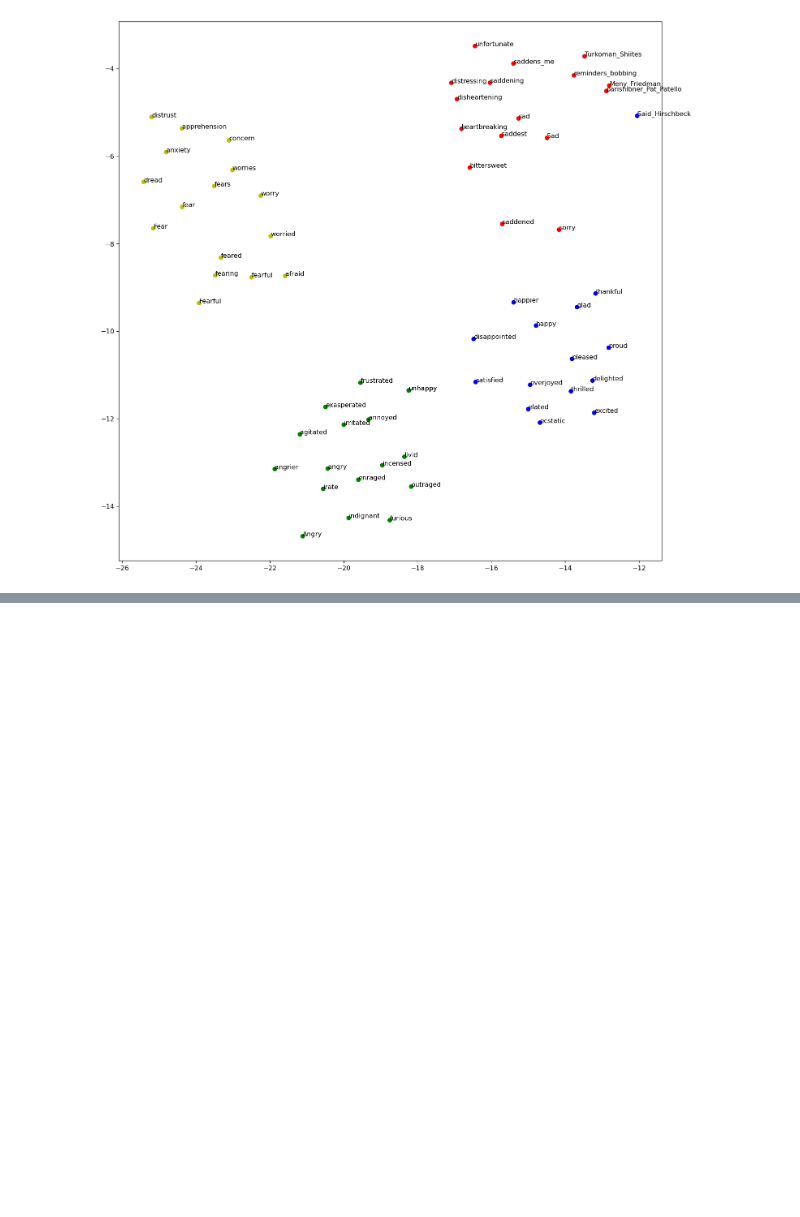
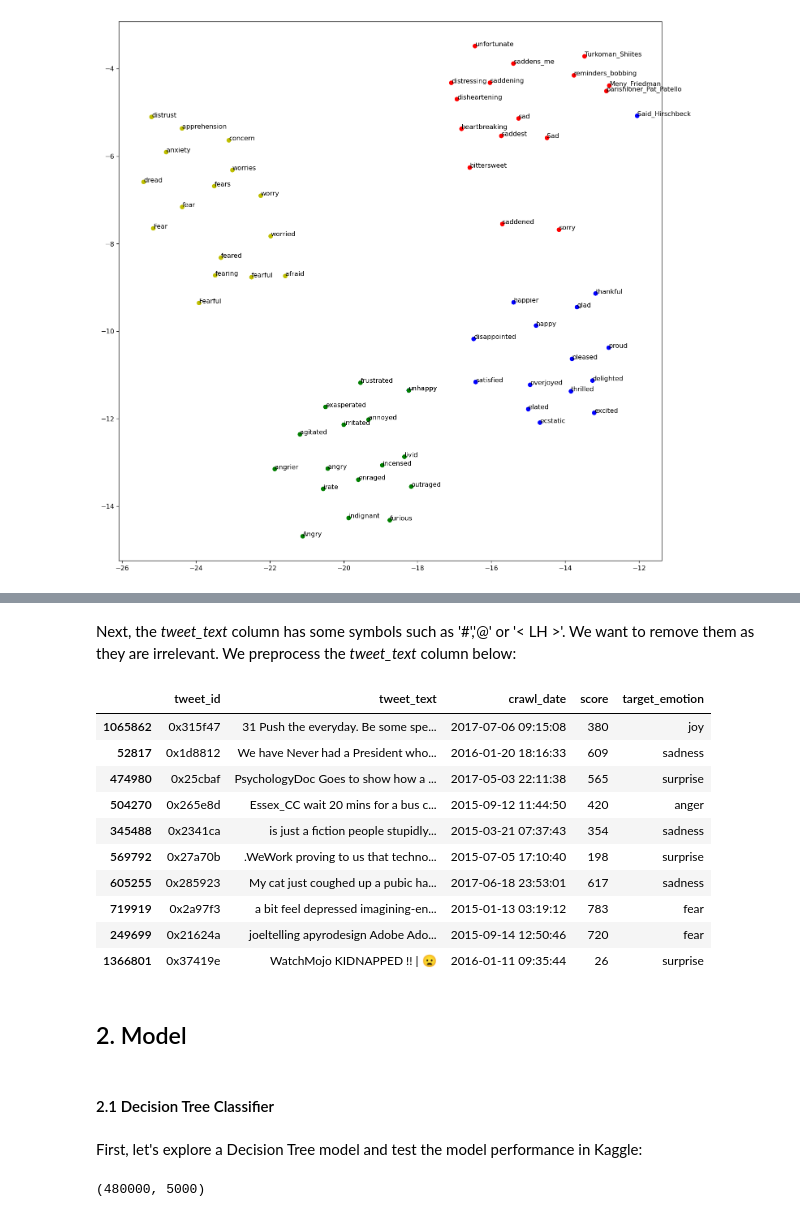
Before and after one commit to vlopez0392/DM2023-Lab2-Fork, a Jupyter notebook: Homework/DM2023_Lab2_Homework.ipynb, the cells around one changed output, grey strips where cells are left out. Cells and saved outputs as stored; diff of their text form; code cells hidden in the pictures; blank space fills up the shorter version.

```diff
--- a/Homework/DM2023_Lab2_Homework.ipynb
+++ b/Homework/DM2023_Lab2_Homework.ipynb
@@ -693,0 +1123,10 @@ plt.show()
+# %%
+###First cast the hashtag text column as string
+rtrain_df['hashtag_text'] = rtrain_df['hashtag_text']
+# %%
+###Next, we add the hashtag_text to the tweet_text column
+rtrain_df['tweet_text'] = rtrain_df['tweet_text'] + rtrain_df['hashtag_text']
+rtrain_df['tweet_text'] = rtrain_df['tweet_text'].astype('string')
+# %%
+###Finally, drop the hashtag_text column
+rtrain_df.drop('hashtag_text', axis=1, inplace=True)
@@ -693,0 +1148,48 @@ plt.show()
+# %% [markdown]
+Next, the *tweet_text* column has some symbols such as '#','@' or '< LH >'. We want to remove them as they are irrelevant. We preprocess the *tweet_text* column below:
+# %%
+rtrain_df['tweet_text'] = rtrain_df['tweet_text'].map(lambda x: str(x).replace('#',''))
+rtrain_df['tweet_text'] = rtrain_df['tweet_text'].map(lambda x: str(x).replace('@',''))
+rtrain_df['tweet_text'] = rtrain_df['tweet_text'].map(lambda x: str(x).replace('<LH>',''))
+
+def removeLinks(text):
+    return re.sub(r"(?:\@|http?\://|https?\://|www)\S+", "", text)
+
+rtrain_df['tweet_text'] = rtrain_df['tweet_text'].apply(removeLinks)
+# %%
+rtrain_df = rtrain_df.sample(frac=1)
+rtrain_df.head(10)
+# %% [output]
+|  | tweet_id | tweet_text | crawl_date | score | target_emotion |
+| 1065862 | 0x315f47 | 31 Push the everyday. Be some spe... | 2017-07-06 09:15:08 | 380 | joy |
+| 52817 | 0x1d8812 | We have Never had a President who... | 2016-01-20 18:16:33 | 609 | sadness |
+| 474980 | 0x25cbaf | PsychologyDoc Goes to show how a ... | 2017-05-03 22:11:38 | 565 | surprise |
+| 504270 | 0x265e8d | Essex_CC wait 20 mins for a bus c... | 2015-09-12 11:44:50 | 420 | anger |
+| 345488 | 0x2341ca | is just a fiction people stupidly... | 2015-03-21 07:37:43 | 354 | sadness |
+| 569792 | 0x27a70b | .WeWork proving to us that techno... | 2015-07-05 17:10:40 | 198 | surprise |
+| 605255 | 0x285923 | My cat just coughed up a pubic ha... | 2017-06-18 23:53:01 | 617 | sadness |
+| 719919 | 0x2a97f3 | a bit feel depressed imagining-en... | 2015-01-13 03:19:12 | 783 | fear |
+| 249699 | 0x21624a | joeltelling apyrodesign Adobe Ado... | 2015-09-14 12:50:46 | 720 | fear |
+| 1366801 | 0x37419e | WatchMojo KIDNAPPED !! | 😦 | 2016-01-11 09:35:44 | 26 | surprise |
+# %% [markdown]
+## 2. Model
+# %% [markdown]
+#### 2.1 Decision Tree Classifier
+# %% [markdown]
+First, let's explore a Decision Tree model and test the model performance in Kaggle:
+# %%
+import nltk
+from sklearn.feature_extraction.text import CountVectorizer
+
+# build analyzers (bag-of-words)
+BOW_5000 = CountVectorizer(max_features=5000, tokenizer=nltk.word_tokenize)
+
+# apply analyzer to training data
+BOW_5000.fit(rtrain_df['tweet_text'])
+
+train_data_BOW_features_5000 = BOW_5000.transform(rtrain_df['tweet_text'])
+
+## check dimension
+train_data_BOW_features_5000.shape
+# %% [output]
+(480000, 5000)
```
Also changed, not shown: parts of 78 cells of this notebook, 3 other files.
